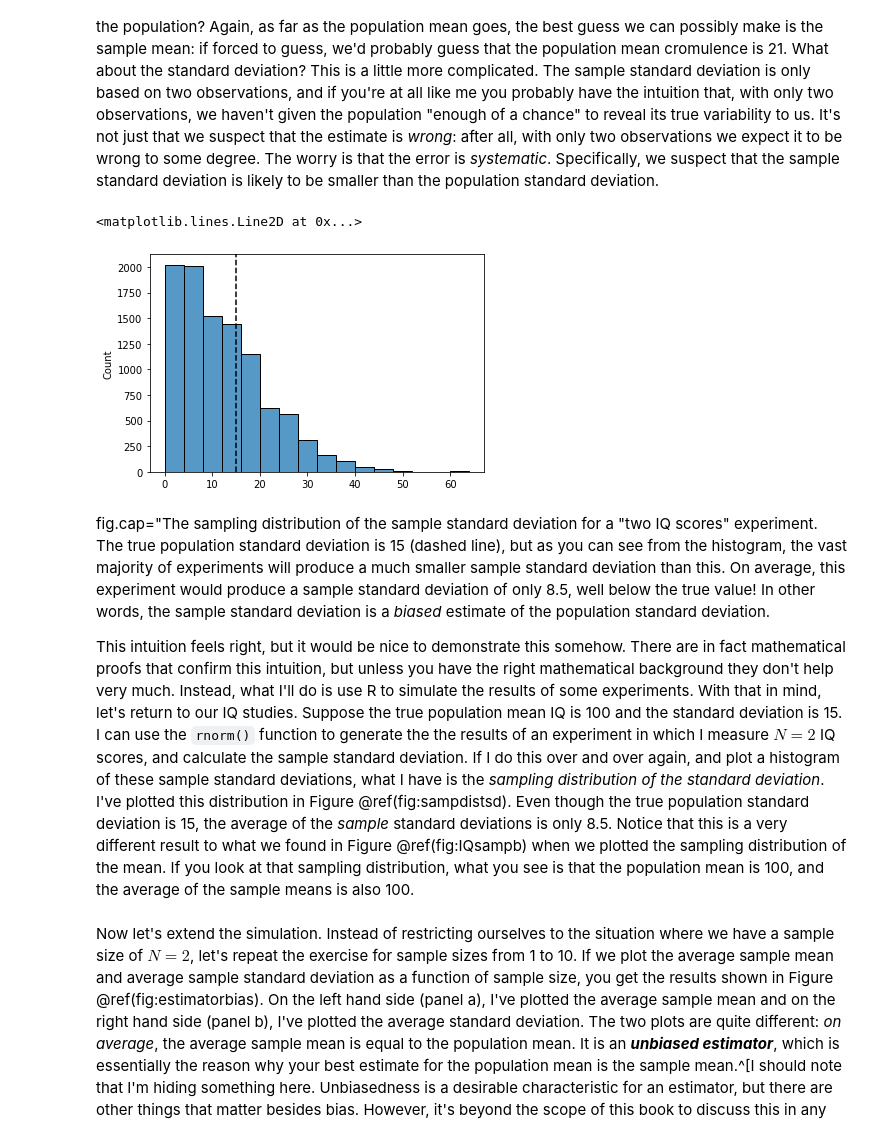
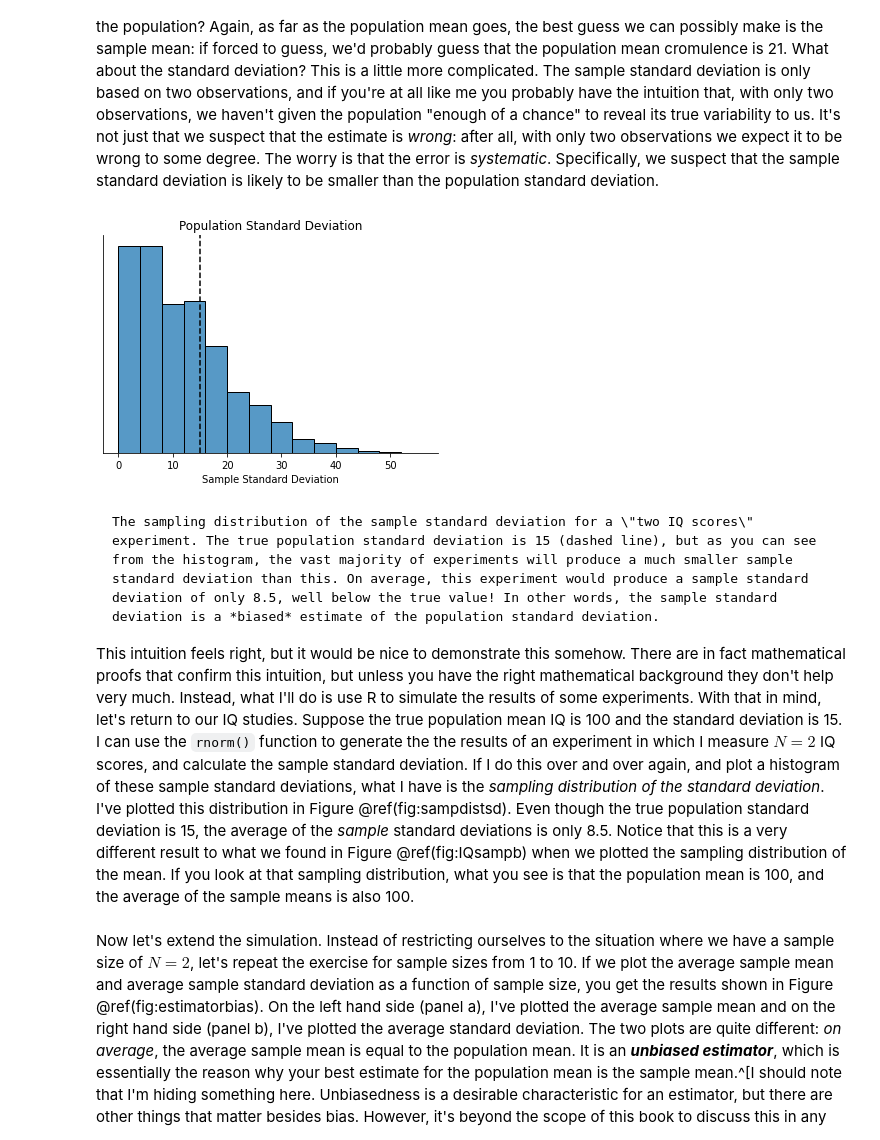
Before and after one commit to digital-analyst/statistics, a Jupyter notebook: Module_3/01-estimation.ipynb, the cells around one changed output. Drawn from its saved outputs; the diff is of its cells as text; code cells hidden in the pictures.

````diff
--- a/Module_3/01-estimation.ipynb
+++ b/Module_3/01-estimation.ipynb
@@ -498,26 +491,40 @@ This time around, our sample is *just* large enough for us to be able to observe
 # %%
 import statistics
 import numpy as np
 import seaborn as sns
 
 # generate data from 10000 "IQ" studies, where each study consists of two scores
 n = 2
 sample_sds = []
 for i in range(1,10000):
     sample_sd = statistics.stdev(np.random.normal(loc=100,scale=15,size=n).astype(int))
     sample_sds.append(sample_sd)
 
 
 # plot a histogram of the distribution of sample standard deviations, together with dashed line indicating
 # population standard deviation
 fig, ax = plt.subplots()
 sns.histplot(sample_sds, ax=ax, binwidth=4)
 plt.axvline(15, color = 'black', linestyle = "dashed")
+
+ax.set(yticklabels=[])
+ax.set(ylabel=None)
+ax.set(xlabel='Sample Standard Deviation')
+ax.set_title("Population Standard Deviation")
+ax.tick_params(left=False)
+for spine in ['top', 'right']:
+    ax.spines[spine].set_visible(False)
+ax.tick_params(axis='both',
+                    which='both',
+                    left=False,
+                    right=False)
 # %% [output]
-<matplotlib.lines.Line2D at 0x...>
-[figure, old version]
+[figure, new version]
 # %% [markdown]
-fig.cap="The sampling distribution of the sample standard deviation for a \"two IQ scores\" experiment. The true population standard deviation is 15 (dashed line), but as you can see from the histogram, the vast majority of experiments will produce a much smaller sample standard deviation than this. On average, this experiment would produce a sample standard deviation of only 8.5, well below the true value! In other words, the sample standard deviation is a *biased* estimate of the population standard deviation.
+```
+The sampling distribution of the sample standard deviation for a \"two IQ scores\" experiment. The true population standard deviation is 15 (dashed line), but as you can see from the histogram, the vast majority of experiments will produce a much smaller sample standard deviation than this. On average, this experiment would produce a sample standard deviation of only 8.5, well below the true value! In other words, the sample standard deviation is a *biased* estimate of the population standard deviation.
+```
+
 
 This intuition feels right, but it would be nice to demonstrate this somehow. There are in fact mathematical proofs that confirm this intuition, but unless you have the right mathematical background they don't help very much. Instead, what I'll do is use R to simulate the results of some experiments. With that in mind, let's return to our IQ studies. Suppose the true population mean IQ is 100 and the standard deviation is 15. I can use the `rnorm()` function to generate the the results of an experiment in which I measure $N=2$ IQ scores, and calculate the sample standard deviation. If I do this over and over again, and plot a histogram of these sample standard deviations, what I have is the *sampling distribution of the standard deviation*. I've plotted this distribution in Figure \@ref(fig:sampdistsd). Even though the true population standard deviation is 15, the average of the *sample* standard deviations is only 8.5. Notice that this is a very different result to what we found in Figure \@ref(fig:IQsampb) when we plotted the sampling distribution of the mean. If you look at that sampling distribution, what you see is that the population mean is 100, and the average of the sample means is also 100.
 # %% [markdown]
````
Also changed, not shown: parts of 27 cells of this notebook.
